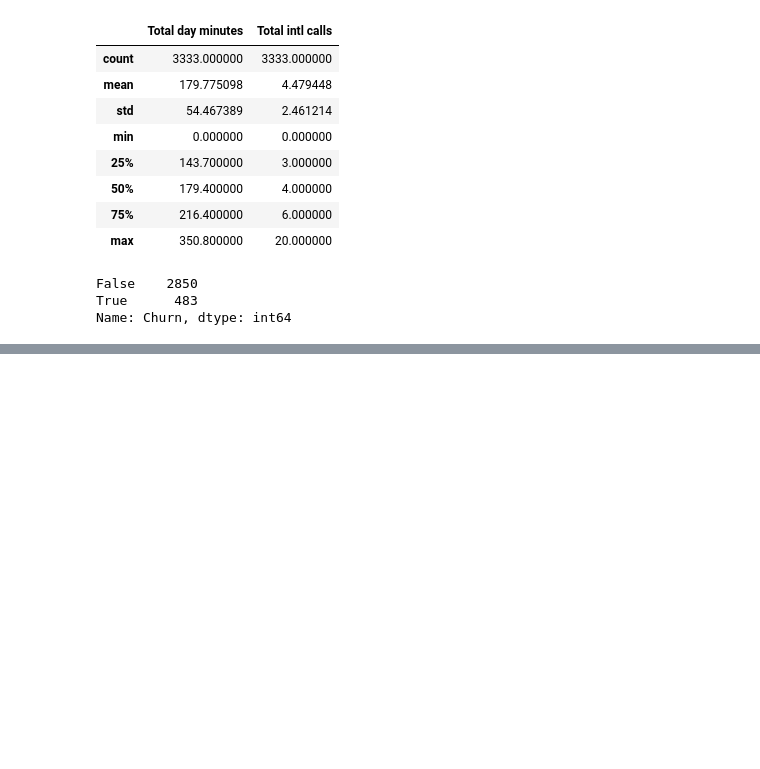
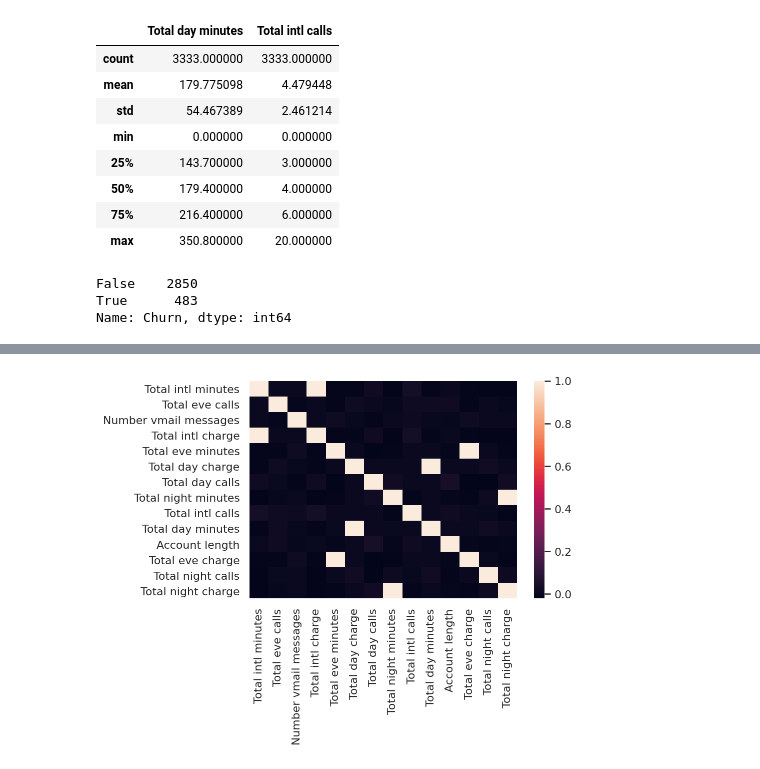
Before and after one commit to thebackender/mlcourse, a Jupyter notebook: Week 2/Data Visualization.ipynb, the cells around one changed output, grey strips where cells are left out. Drawn from its saved outputs; the diff is of its cells as text; code cells hidden in the pictures; blank space fills up the shorter version.

Commit message:
Correlation matrix

```diff
--- a/Week 2/Data Visualization.ipynb
+++ b/Week 2/Data Visualization.ipynb
@@ -81,0 +82,16 @@ sns.countplot(x="Customer service calls", data=df, ax=axes[1])
+# %%
+numerical = list(
+    set(df.columns)
+    - {
+        "State",
+        "International plan",
+        "Voice mail plan",
+        "Area code",
+        "Churn",
+        "Customer service calls",
+    }
+)
+corr_matrix = df[numerical].corr()
+sns.heatmap(corr_matrix);
+# %% [output]
+[figure, added]
```
Also changed, not shown: parts of 2 cells of this notebook.
